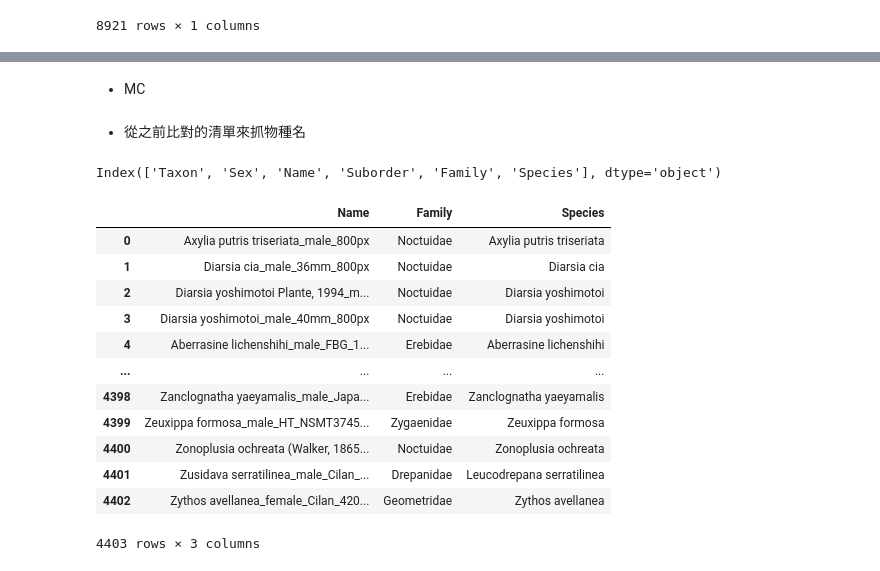
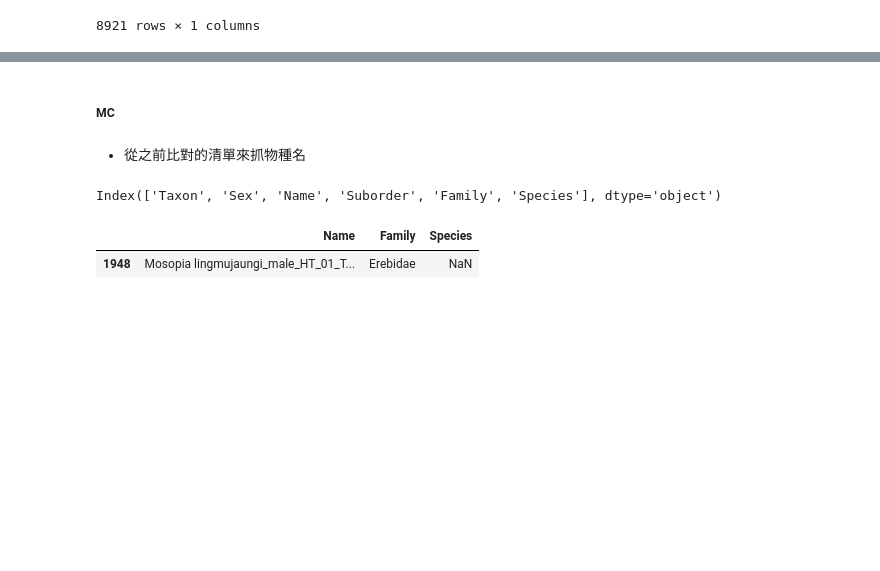
Before and after one commit to YunghuiHsu/Moth_Project, a Jupyter notebook: Moth_thermal/data/meta_thermal_rangesize/get_meta.ipynb, the cells around one changed output, grey strips where cells are left out. Saved outputs shown, nothing was run; the diff lists cells and outputs as text; code cells hidden in the pictures; blank space fills up the shorter version.

```diff
--- a/Moth_thermal/data/meta_thermal_rangesize/get_meta.ipynb
+++ b/Moth_thermal/data/meta_thermal_rangesize/get_meta.ipynb
@@ -362,25 +438,14 @@ df_ori_Taiwan
 # %% [markdown]
-- MC
+##### MC
 # %% [markdown]
 - 從之前比對的清單來抓物種名
 # %%
 df_tags = pd.read_csv('./dearlep_img_species/meta/tags_Taiwan_220105.csv', index_col=0)
 print(df_tags.columns)
 df_tags = df_tags[['Name','Family','Species']]
-df_tags
+df_tags.query('Species.isnull()')
 # %% [output]
 Index(['Taxon', 'Sex', 'Name', 'Suborder', 'Family', 'Species'], dtype='object')
 |  | Name | Family | Species |
-| 0 | Axylia putris triseriata_male_800px | Noctuidae | Axylia putris triseriata |
-| 1 | Diarsia cia_male_36mm_800px | Noctuidae | Diarsia cia |
-| 2 | Diarsia yoshimotoi Plante, 1994_m... | Noctuidae | Diarsia yoshimotoi |
-| 3 | Diarsia yoshimotoi_male_40mm_800px | Noctuidae | Diarsia yoshimotoi |
-| 4 | Aberrasine lichenshihi_male_FBG_1... | Erebidae | Aberrasine lichenshihi |
-| ... | ... | ... | ... |
-| 4398 | Zanclognatha yaeyamalis_male_Japa... | Erebidae | Zanclognatha yaeyamalis |
-| 4399 | Zeuxippa formosa_male_HT_NSMT3745... | Zygaenidae | Zeuxippa formosa |
-| 4400 | Zonoplusia ochreata (Walker, 1865... | Noctuidae | Zonoplusia ochreata |
-| 4401 | Zusidava serratilinea_male_Cilan_... | Drepanidae | Leucodrepana serratilinea |
-| 4402 | Zythos avellanea_female_Cilan_420... | Geometridae | Zythos avellanea |
+| 1948 | Mosopia lingmujaungi_male_HT_01_T... | Erebidae | NaN |
-4403 rows × 3 columns
 # %%
```
Also changed, not shown: parts of 36 cells of this notebook.
